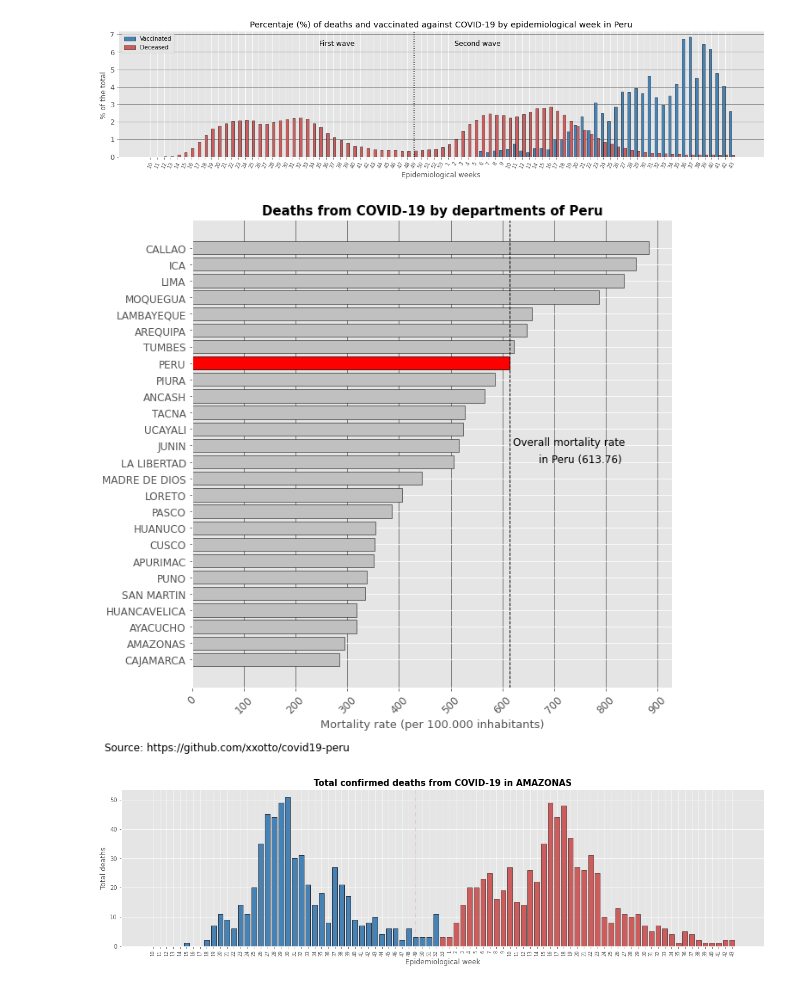
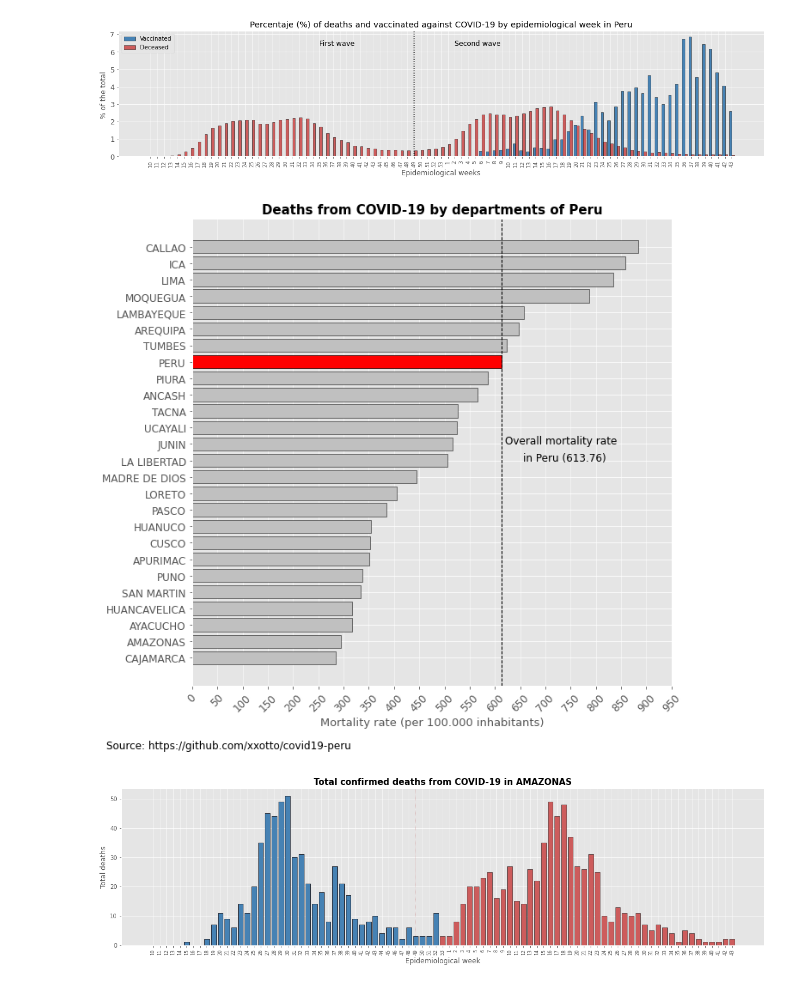
Before and after one commit to xxotto/covid19-Peru, a Jupyter notebook: Graphs.ipynb, the cells around one changed output. Cells and saved outputs as stored; diff of their text form; code cells hidden in the pictures.

```diff
--- a/Graphs.ipynb
+++ b/Graphs.ipynb
@@ -83 +61,3 @@ vnd_xdep = pd.read_csv("Data/vac_fal_x_departamento.csv")
+# %%
+fal_vac_dep = pd.read_csv('Data/TOTAL_vacunados_y_fallecidos_x_departamento.csv')
 # %% [markdown]
@@ -248,38 +235,39 @@ def barplot_dep(df):
     # Using the style for the plot
     plt.style.use('ggplot')
 
     # Create y positions
     y_pos = np.arange(len(df["departamento"]))
     df = df.sort_values(by=["tasa_mortalidad"])
     # Create bars
     bh = plt.barh(y_pos, df["tasa_mortalidad"], color="silver", edgecolor="black")
     plt.barh(18, df["tasa_mortalidad"].iloc[18], color="red", edgecolor="black")
 
     # Create names on the x-axis
-    plt.xticks(np.arange(0, 1000, 100),rotation = 45)
+    plt.xticks(np.arange(0, 1000, 50),rotation = 45)
     plt.yticks(y_pos, df["departamento"], fontsize=12)
 
     # Labels
     plt.title("Deaths from COVID-19 by departments of Peru", fontsize=15, weight="bold")
     plt.xlabel("Mortality rate (per 100.000 inhabitants)", fontsize=13)
     plt.tick_params(axis="x", labelsize=12)
     plt.text(620, 13, r"Overall mortality rate", fontsize=12)
-    plt.text(670, 12, r"in Peru (613.76)", fontsize=12)
+    plt.text(655, 12, r"in Peru (613.76)", fontsize=12)
 
     plt.axvline(x=613.7630085109, color="black", linestyle="dashed", linewidth=1)
 
     # Configure grid
-    plt.grid(True, axis="x", color="grey", linewidth="1", linestyle="-")
+    plt.grid(True, axis= "x", linewidth=.5, linestyle="-")  # Configure grid
     plt.rcParams["axes.axisbelow"] = True
 
     plt.text(-170, -5.5, r"Source: https://github.com/xxotto/covid19-peru", fontsize=12)
 
     # Show graphic
+    plt.savefig('Images/covid19-fallecidos_x_departamentos.png', bbox_inches='tight')
     plt.show()
 
-barplot_dep(vnd_xdep)
+barplot_dep(fal_vac_dep)
 # %% [output]
-[figure, old version]
+[figure, new version]
 # %%
 # Barplot of TOTAL DECEASED
 def barplot_dec(df, dep_name):
```
Also changed, not shown: parts of 23 cells of this notebook, 5 other files.
